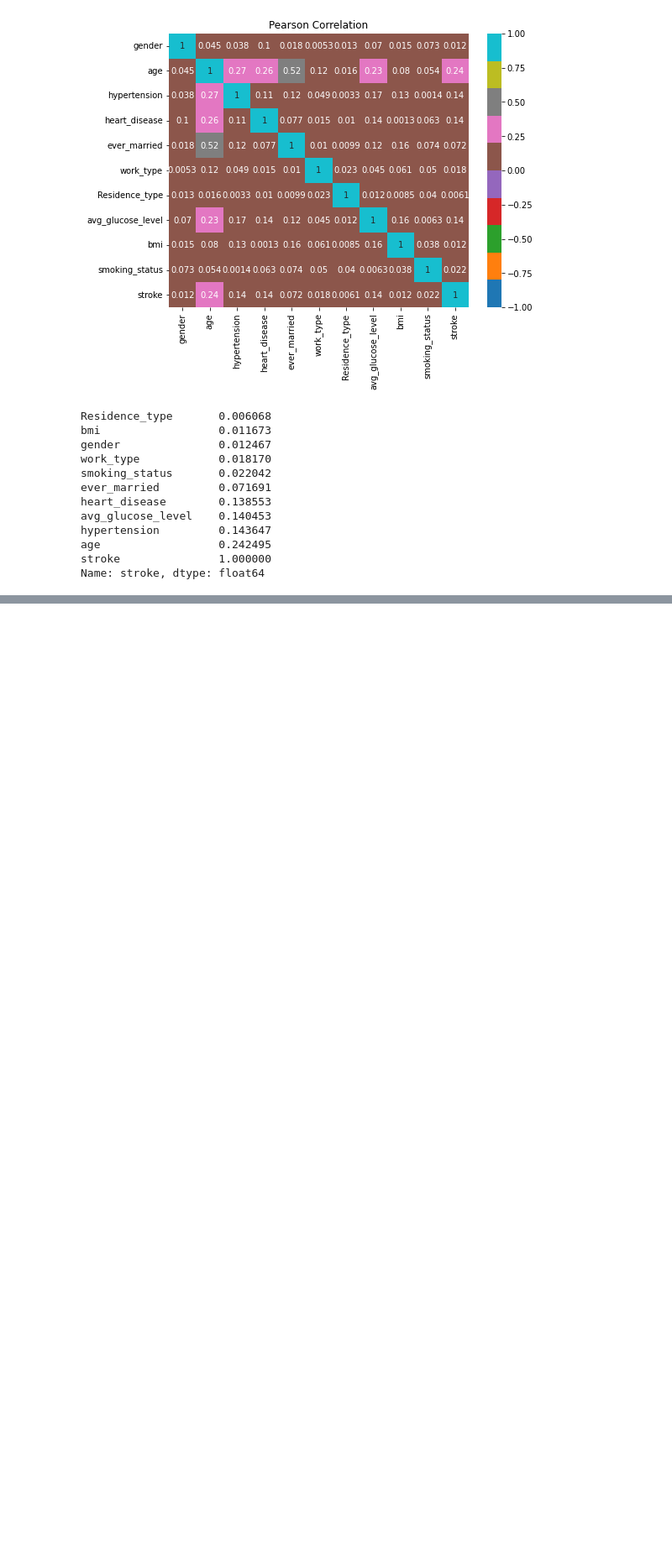
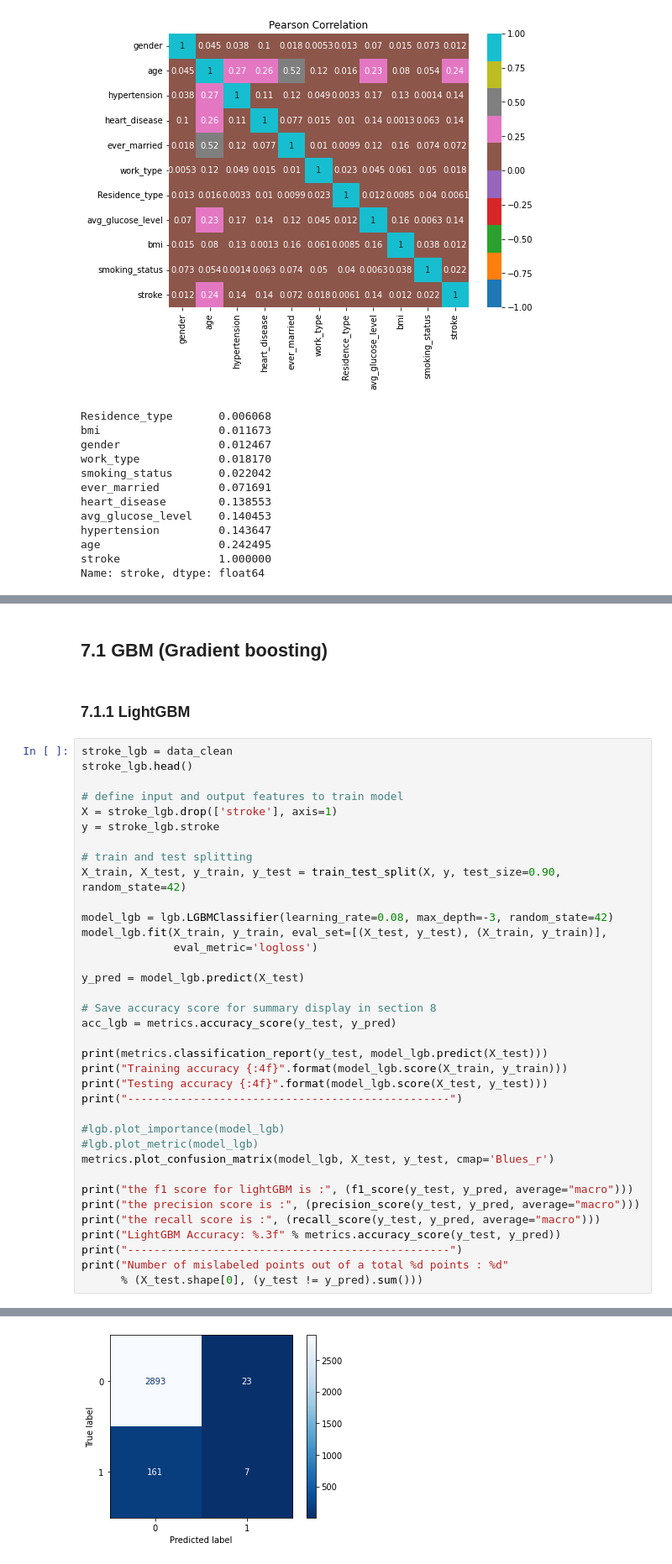
Before and after one commit to RamicAmir/Grupp2-Machine-Learning, a Jupyter notebook: stroke/stroke.ipynb, the cells around one changed output, grey strips where cells are left out. Shown at 84% size. Cells and saved outputs as stored; diff of their text form; blank space fills up the shorter version.

```diff
--- a/stroke/stroke.ipynb
+++ b/stroke/stroke.ipynb
@@ -224,0 +316,41 @@ Name: stroke, dtype: float64
+# %% [markdown]
+## 7.1 GBM (Gradient boosting)
+# %% [markdown]
+### 7.1.1 LightGBM
+# %%
+stroke_lgb = data_clean
+stroke_lgb.head()
+
+# define input and output features to train model
+X = stroke_lgb.drop(['stroke'], axis=1)
+y = stroke_lgb.stroke
+
+# train and test splitting
+X_train, X_test, y_train, y_test = train_test_split(X, y, test_size=0.90, random_state=42)
+
+model_lgb = lgb.LGBMClassifier(learning_rate=0.08, max_depth=-3, random_state=42)
+model_lgb.fit(X_train, y_train, eval_set=[(X_test, y_test), (X_train, y_train)],
+              eval_metric='logloss')
+
+y_pred = model_lgb.predict(X_test)
+
+# Save accuracy score for summary display in section 8
+acc_lgb = metrics.accuracy_score(y_test, y_pred)
+
+print(metrics.classification_report(y_test, model_lgb.predict(X_test)))
+print("Training accuracy {:4f}".format(model_lgb.score(X_train, y_train)))
+print("Testing accuracy {:4f}".format(model_lgb.score(X_test, y_test)))
+print("-------------------------------------------------")
+
+#lgb.plot_importance(model_lgb)
+#lgb.plot_metric(model_lgb)
+metrics.plot_confusion_matrix(model_lgb, X_test, y_test, cmap='Blues_r')
+
+print("the f1 score for lightGBM is :", (f1_score(y_test, y_pred, average="macro")))
+print("the precision score is :", (precision_score(y_test, y_pred, average="macro")))
+print("the recall score is :", (recall_score(y_test, y_pred, average="macro")))
+print("LightGBM Accuracy: %.3f" % metrics.accuracy_score(y_test, y_pred))
+print("-------------------------------------------------")
+print("Number of mislabeled points out of a total %d points : %d"
+      % (X_test.shape[0], (y_test != y_pred).sum()))
+# %% [output]
@@ -224,0 +374 @@ Name: stroke, dtype: float64
+[figure, added]
```
Also changed, not shown: parts of 34 cells of this notebook.
